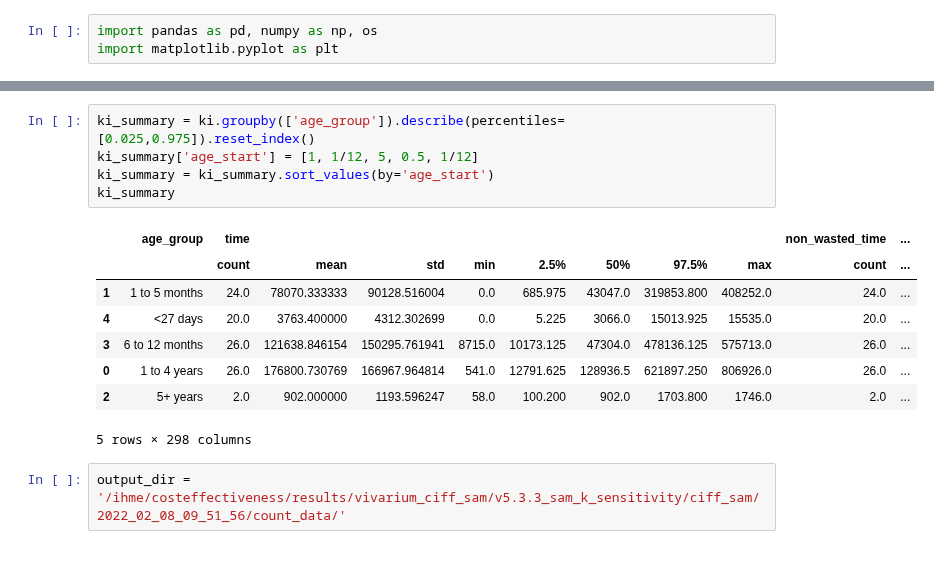
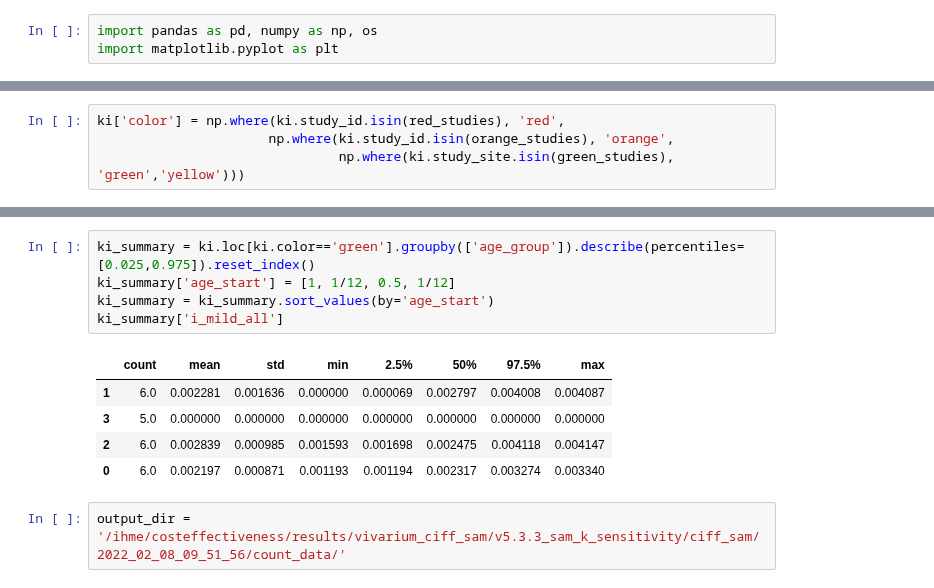
Before and after one commit to ihmeuw/vivarium_research_ciff_sam, a Jupyter notebook: wasting_transitions/alibow_ki_database_rates/KI_rates_5.3.3.ipynb, the cells around one changed output, grey strips where cells are left out. Drawn from its saved outputs; the diff is of its cells as text; blank space fills up the shorter version.

```diff
--- a/wasting_transitions/alibow_ki_database_rates/KI_rates_5.3.3.ipynb
+++ b/wasting_transitions/alibow_ki_database_rates/KI_rates_5.3.3.ipynb
@@ -55,0 +68,4 @@ ki.head()
+# %%
+ki['color'] = np.where(ki.study_id.isin(red_studies), 'red',
+                      np.where(ki.study_id.isin(orange_studies), 'orange',
+                               np.where(ki.study_site.isin(green_studies), 'green','yellow')))
@@ -56,17 +94,14 @@ ki.head()
 # %%
-ki_summary = ki.groupby(['age_group']).describe(percentiles=[0.025,0.975]).reset_index()
-ki_summary['age_start'] = [1, 1/12, 5, 0.5, 1/12]
+ki_summary = ki.loc[ki.color=='green'].groupby(['age_group']).describe(percentiles=[0.025,0.975]).reset_index()
+ki_summary['age_start'] = [1, 1/12, 0.5, 1/12]
 ki_summary = ki_summary.sort_values(by='age_start')
-ki_summary
+ki_summary['i_mild_all']
 # %% [output]
-|  | age_group | time |  |  |  |  |  |  |  | non_wasted_time | ... |
-|  |  | count | mean | std | min | 2.5% | 50% | 97.5% | max | count | ... |
-| 1 | 1 to 5 months | 24.0 | 78070.333333 | 90128.516004 | 0.0 | 685.975 | 43047.0 | 319853.800 | 408252.0 | 24.0 | ... |
-| 4 | <27 days | 20.0 | 3763.400000 | 4312.302699 | 0.0 | 5.225 | 3066.0 | 15013.925 | 15535.0 | 20.0 | ... |
-| 3 | 6 to 12 months | 26.0 | 121638.846154 | 150295.761941 | 8715.0 | 10173.125 | 47304.0 | 478136.125 | 575713.0 | 26.0 | ... |
-| 0 | 1 to 4 years | 26.0 | 176800.730769 | 166967.964814 | 541.0 | 12791.625 | 128936.5 | 621897.250 | 806926.0 | 26.0 | ... |
-| 2 | 5+ years | 2.0 | 902.000000 | 1193.596247 | 58.0 | 100.200 | 902.0 | 1703.800 | 1746.0 | 2.0 | ... |
+|  | count | mean | std | min | 2.5% | 50% | 97.5% | max |
+| 1 | 6.0 | 0.002281 | 0.001636 | 0.000000 | 0.000069 | 0.002797 | 0.004008 | 0.004087 |
+| 3 | 5.0 | 0.000000 | 0.000000 | 0.000000 | 0.000000 | 0.000000 | 0.000000 | 0.000000 |
+| 2 | 6.0 | 0.002839 | 0.000985 | 0.001593 | 0.001698 | 0.002475 | 0.004118 | 0.004147 |
+| 0 | 6.0 | 0.002197 | 0.000871 | 0.001193 | 0.001194 | 0.002317 | 0.003274 | 0.003340 |
-5 rows × 298 columns
 # %%
 output_dir = '/ihme/costeffectiveness/results/vivarium_ciff_sam/v5.3.3_sam_k_sensitivity/ciff_sam/2022_02_08_09_51_56/count_data/'
 # %%
```
Also changed, not shown: parts of 13 cells of this notebook, 4 other files.
